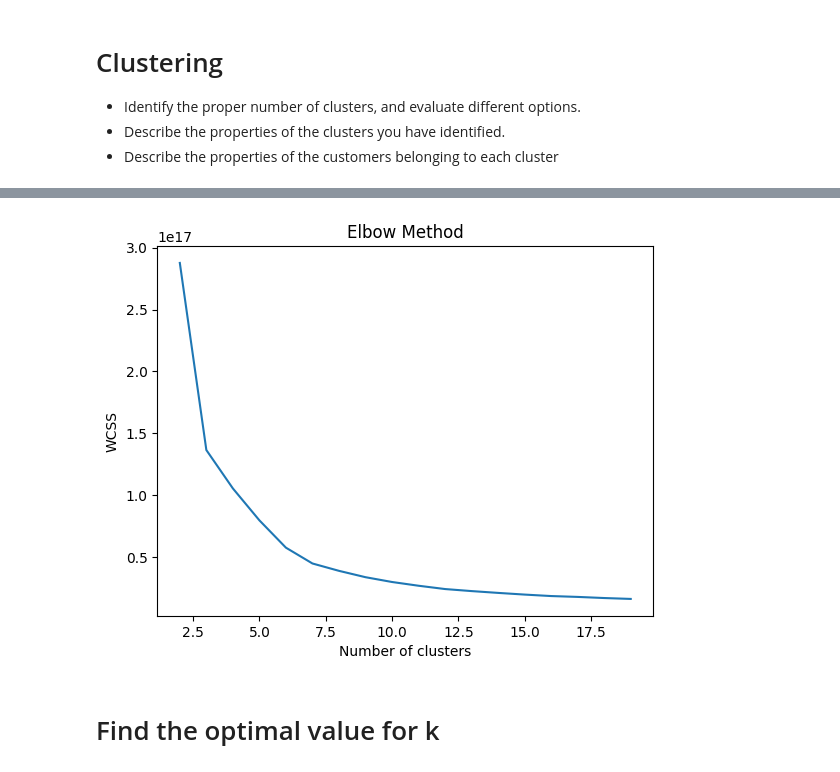
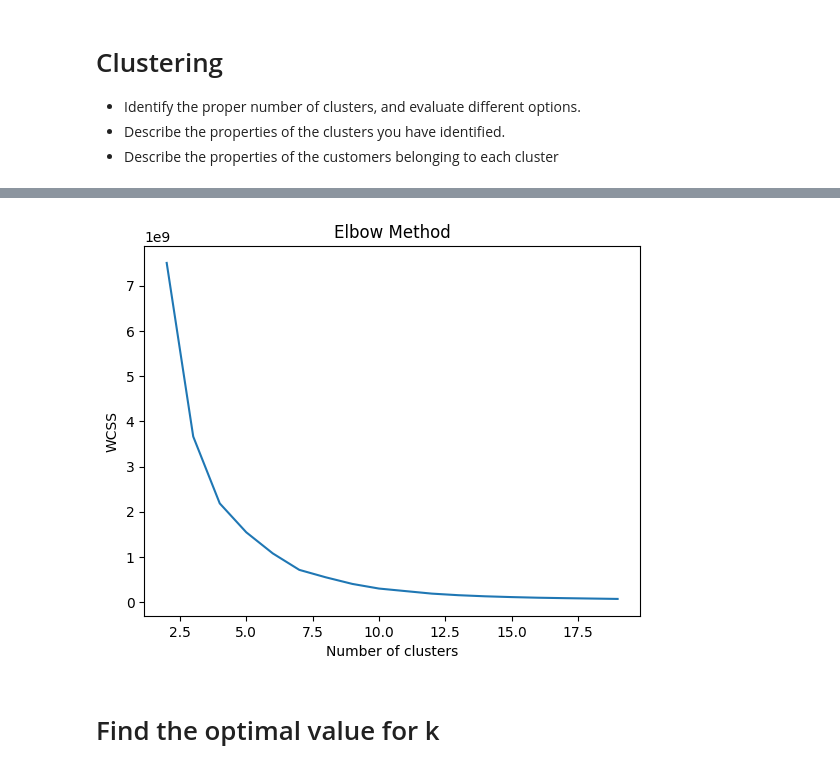
Before and after one commit to prffraia/Machine_Learning, a Jupyter notebook: 03_Clustering.ipynb, the cells around one changed output, grey strips where cells are left out. Saved outputs shown, nothing was run; the diff lists cells and outputs as text; code cells hidden in the pictures.

```diff
--- a/03_Clustering.ipynb
+++ b/03_Clustering.ipynb
@@ -85,29 +101,29 @@ memory usage: 3.5+ MB
 # %%
 # Cluster the data
 from sklearn.cluster import KMeans
 from sklearn.metrics import silhouette_score, silhouette_samples
 from matplotlib import pyplot as plt
 import numpy as np
 
 # drop customer_id, order_id, customer_unique_id, product_id, seller_id
-X = df.drop(['customer_id', 'order_id', 'customer_unique_id', 'product_id', 'seller_id'], axis=1)
+X = df[['monetary', 'frequency', 'recency']]
 
 # Calculate within-cluster sum of squares for different values of k
 wcss = []
 for i in range(2, 20):
     kmeans = KMeans(n_clusters=i, init='k-means++', max_iter=500, n_init=10)
     kmeans.fit(X)
     wcss.append(kmeans.inertia_)
     labels = kmeans.predict(X)
 
 # Plot the elbow graph
 plt.plot(range(2, 20), wcss)
 plt.title('Elbow Method')
 plt.xlabel('Number of clusters')
 plt.ylabel('WCSS')
 plt.show()
 # %% [output]
-[figure, old version]
+[figure, new version]
 # %% [markdown]
 # Find the optimal value for k
 # %%
```
Also changed, not shown: parts of 6 cells of this notebook.
